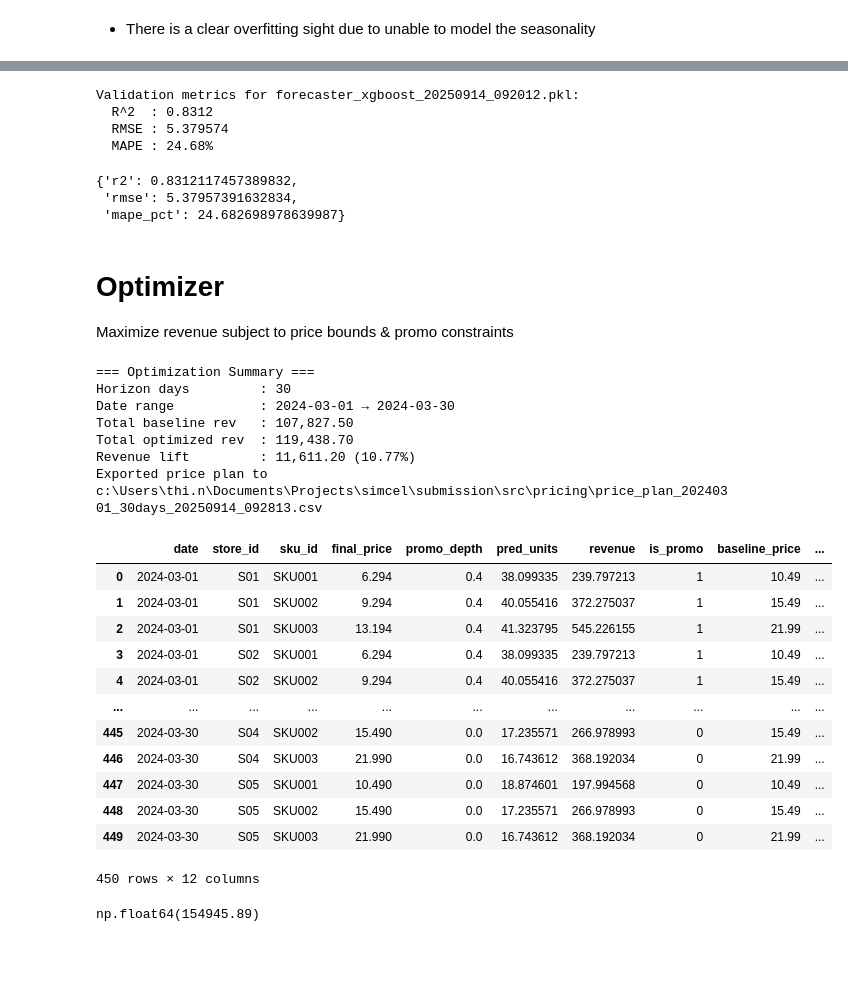
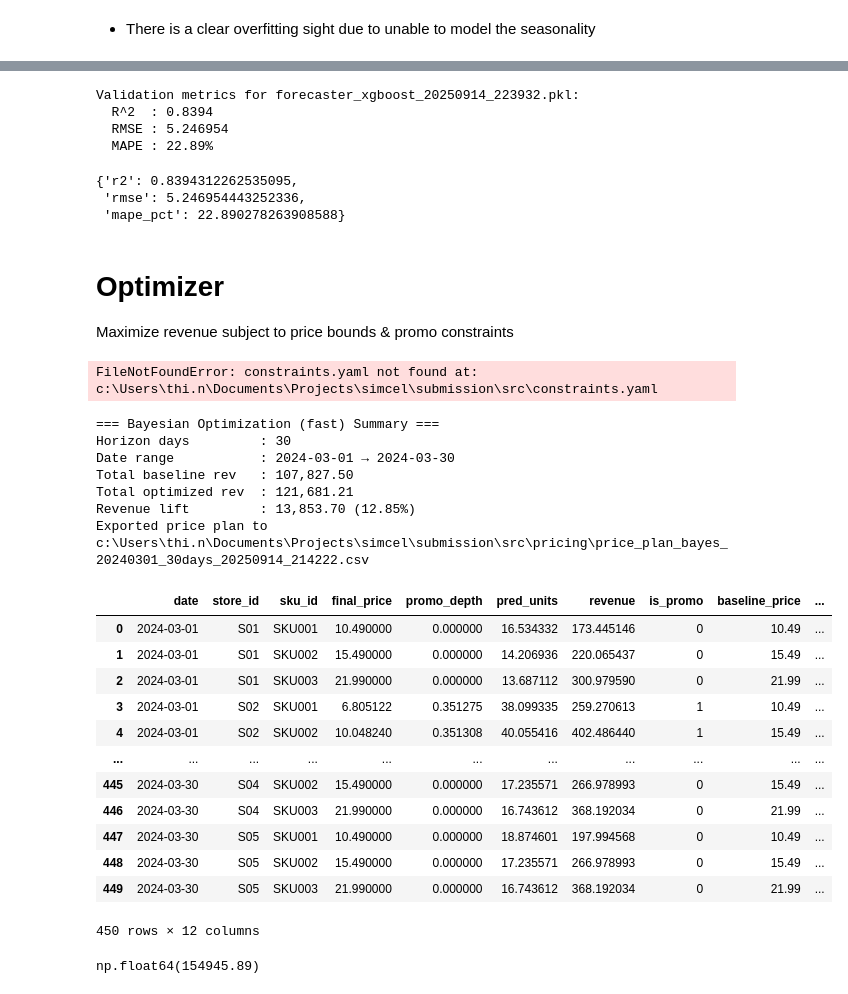
Before and after one commit to thi2709/simcel-test, a Jupyter notebook: src/reports.ipynb, the cells around one changed output, grey strips where cells are left out. Saved outputs shown, nothing was run; the diff lists cells and outputs as text; code cells hidden in the pictures; blank space fills up the shorter version.

```diff
--- a/src/reports.ipynb
+++ b/src/reports.ipynb
@@ -779,40 +664,54 @@ Validation metrics for forecaster_xgboost_20250914_092012.pkl:
 # %%
-modeling.validate('forecaster_xgboost_20250914_092012.pkl', df[(df[split_col] == 'test') & (df.sku_id == 'SKU003')][feature_cols], df[(df[split_col] == 'test') & (df.sku_id == 'SKU003')][target_col])
+modeling.validate('forecaster_xgboost_20250914_223932.pkl', df[(df.set == 'test') & (df.sku_id == 'SKU003')][FEATURE_COLS], df[(df.set == 'test') & (df.sku_id == 'SKU003')][TARGET_COL])
 # %% [output]
-Validation metrics for forecaster_xgboost_20250914_092012.pkl:
-  R^2  : 0.8312
-  RMSE : 5.379574
-  MAPE : 24.68%
+Validation metrics for forecaster_xgboost_20250914_223932.pkl:
+  R^2  : 0.8394
+  RMSE : 5.246954
+  MAPE : 22.89%
-{'r2': 0.8312117457389832,
- 'rmse': 5.37957391632834,
- 'mape_pct': 24.682698978639987}
+{'r2': 0.8394312262535095,
+ 'rmse': 5.246954443252336,
+ 'mape_pct': 22.890278263908588}
 # %% [markdown]
 # Optimizer
 Maximize revenue subject to price bounds & promo constraints
 # %%
-price_plan = optimize_price_plan('submission/src/models/forecaster_xgboost_20250914_092012.pkl', '2024-03-01', 30)
+price_plan = optimize_price_plan('submission/src/models/forecaster_xgboost_20250914_223932.pkl', '2024-03-01', 30)
 price_plan
 # %% [output]
-=== Optimization Summary ===
-Horizon days         : 30
-Date range           : 2024-03-01 → 2024-03-30
-Total baseline rev   : 107,827.50
-Total optimized rev  : 119,438.70
-Revenue lift         : 11,611.20 (10.77%)
-Exported price plan to c:\Users\thi.n\Documents\Projects\simcel\submission\src\pricing\price_plan_20240301_30days_20250914_092813.csv
+FileNotFoundError: constraints.yaml not found at: c:\Users\thi.n\Documents\Projects\simcel\submission\src\constraints.yaml
-|  | date | store_id | sku_id | final_price | promo_depth | pred_units | revenue | is_promo | baseline_price | ... |
-| 0 | 2024-03-01 | S01 | SKU001 | 6.294 | 0.4 | 38.099335 | 239.797213 | 1 | 10.49 | ... |
-| 1 | 2024-03-01 | S01 | SKU002 | 9.294 | 0.4 | 40.055416 | 372.275037 | 1 | 15.49 | ... |
-| 2 | 2024-03-01 | S01 | SKU003 | 13.194 | 0.4 | 41.323795 | 545.226155 | 1 | 21.99 | ... |
-| 3 | 2024-03-01 | S02 | SKU001 | 6.294 | 0.4 | 38.099335 | 239.797213 | 1 | 10.49 | ... |
-| 4 | 2024-03-01 | S02 | SKU002 | 9.294 | 0.4 | 40.055416 | 372.275037 | 1 | 15.49 | ... |
-| ... | ... | ... | ... | ... | ... | ... | ... | ... | ... | ... |
-| 445 | 2024-03-30 | S04 | SKU002 | 15.490 | 0.0 | 17.235571 | 266.978993 | 0 | 15.49 | ... |
-| 446 | 2024-03-30 | S04 | SKU003 | 21.990 | 0.0 | 16.743612 | 368.192034 | 0 | 21.99 | ... |
-| 447 | 2024-03-30 | S05 | SKU001 | 10.490 | 0.0 | 18.874601 | 197.994568 | 0 | 10.49 | ... |
-| 448 | 2024-03-30 | S05 | SKU002 | 15.490 | 0.0 | 17.235571 | 266.978993 | 0 | 15.49 | ... |
-| 449 | 2024-03-30 | S05 | SKU003 | 21.990 | 0.0 | 16.743612 | 368.192034 | 0 | 21.99 | ... |
-450 rows × 12 columns
+# %%
+price_plan_bayes = optimize_price_plan_bayes(
+    model_ref='submission/src/models/forecaster_xgboost_20250914_092012.pkl',  # path to your trained model file
+    start_date='2024-03-01',
+    horizon_days=30,
+    # constraints_path="constraints.yaml",
+    n_init=5,    # number of initial random price points
+    n_iter=20,   # number of BO iterations
+    export=True  # writes a CSV in same dir as optimizer_bayes.py
+)
+
+price_plan_bayes
+# %% [output]
+=== Bayesian Optimization (fast) Summary ===
+Horizon days         : 30
+Date range           : 2024-03-01 → 2024-03-30
+Total baseline rev   : 107,827.50
+Total optimized rev  : 121,681.21
+Revenue lift         : 13,853.70 (12.85%)
+Exported price plan to c:\Users\thi.n\Documents\Projects\simcel\submission\src\pricing\price_plan_bayes_20240301_30days_20250914_214222.csv
+|  | date | store_id | sku_id | final_price | promo_depth | pred_units | revenue | is_promo | baseline_price | ... |
+| 0 | 2024-03-01 | S01 | SKU001 | 10.490000 | 0.000000 | 16.534332 | 173.445146 | 0 | 10.49 | ... |
+| 1 | 2024-03-01 | S01 | SKU002 | 15.490000 | 0.000000 | 14.206936 | 220.065437 | 0 | 15.49 | ... |
+| 2 | 2024-03-01 | S01 | SKU003 | 21.990000 | 0.000000 | 13.687112 | 300.979590 | 0 | 21.99 | ... |
+| 3 | 2024-03-01 | S02 | SKU001 | 6.805122 | 0.351275 | 38.099335 | 259.270613 | 1 | 10.49 | ... |
+| 4 | 2024-03-01 | S02 | SKU002 | 10.048240 | 0.351308 | 40.055416 | 402.486440 | 1 | 15.49 | ... |
+| ... | ... | ... | ... | ... | ... | ... | ... | ... | ... | ... |
+| 445 | 2024-03-30 | S04 | SKU002 | 15.490000 | 0.000000 | 17.235571 | 266.978993 | 0 | 15.49 | ... |
+| 446 | 2024-03-30 | S04 | SKU003 | 21.990000 | 0.000000 | 16.743612 | 368.192034 | 0 | 21.99 | ... |
+| 447 | 2024-03-30 | S05 | SKU001 | 10.490000 | 0.000000 | 18.874601 | 197.994568 | 0 | 10.49 | ... |
+| 448 | 2024-03-30 | S05 | SKU002 | 15.490000 | 0.000000 | 17.235571 | 266.978993 | 0 | 15.49 | ... |
+| 449 | 2024-03-30 | S05 | SKU003 | 21.990000 | 0.000000 | 16.743612 | 368.192034 | 0 | 21.99 | ... |
+450 rows × 12 columns
 # %%
 # Manually calculate the revenue from the ground truth file
 df0[(df0.date>=datetime.datetime(2024,3,1)) & (df0.date<=datetime.datetime(2024,3,30))]['revenue'].sum()
```
Also changed, not shown: parts of 21 cells of this notebook, 19 other files.
